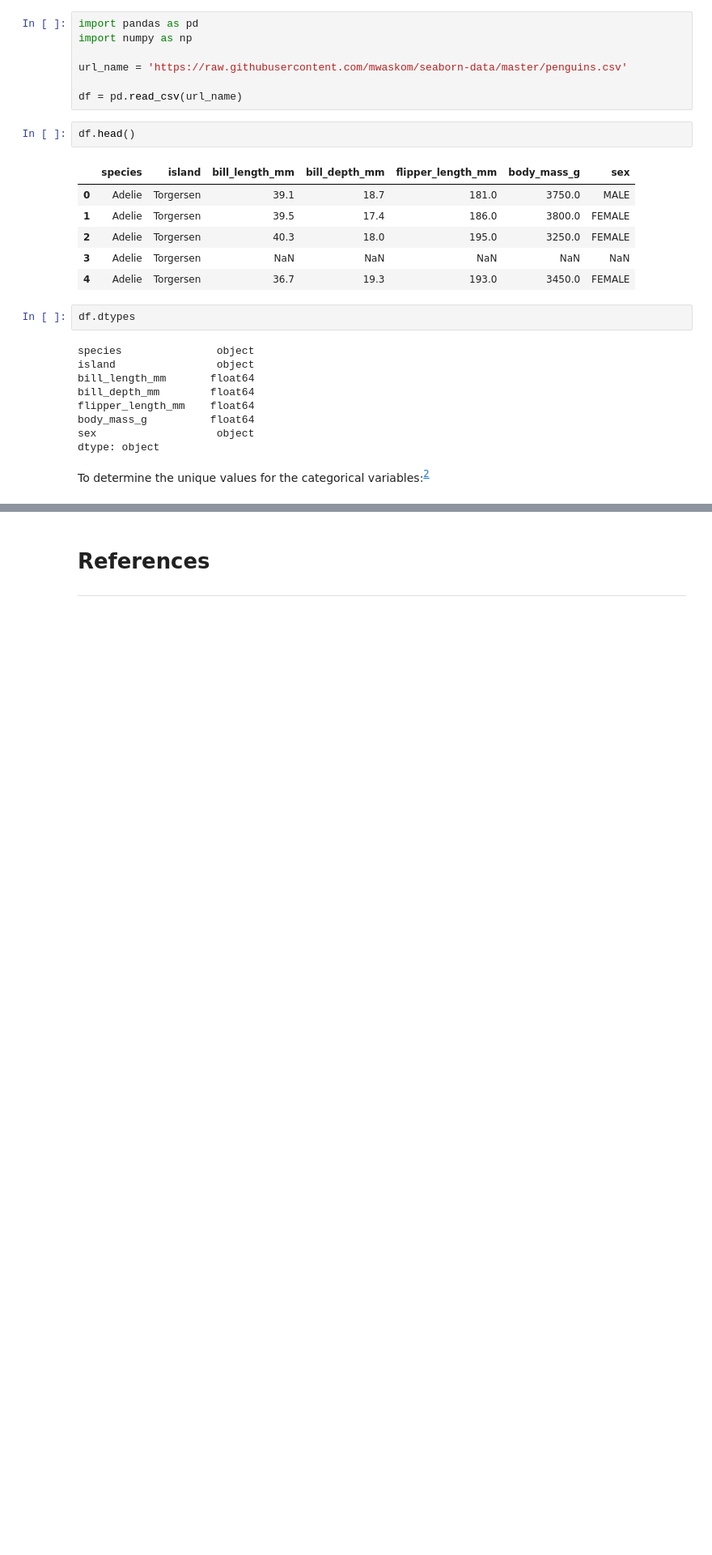
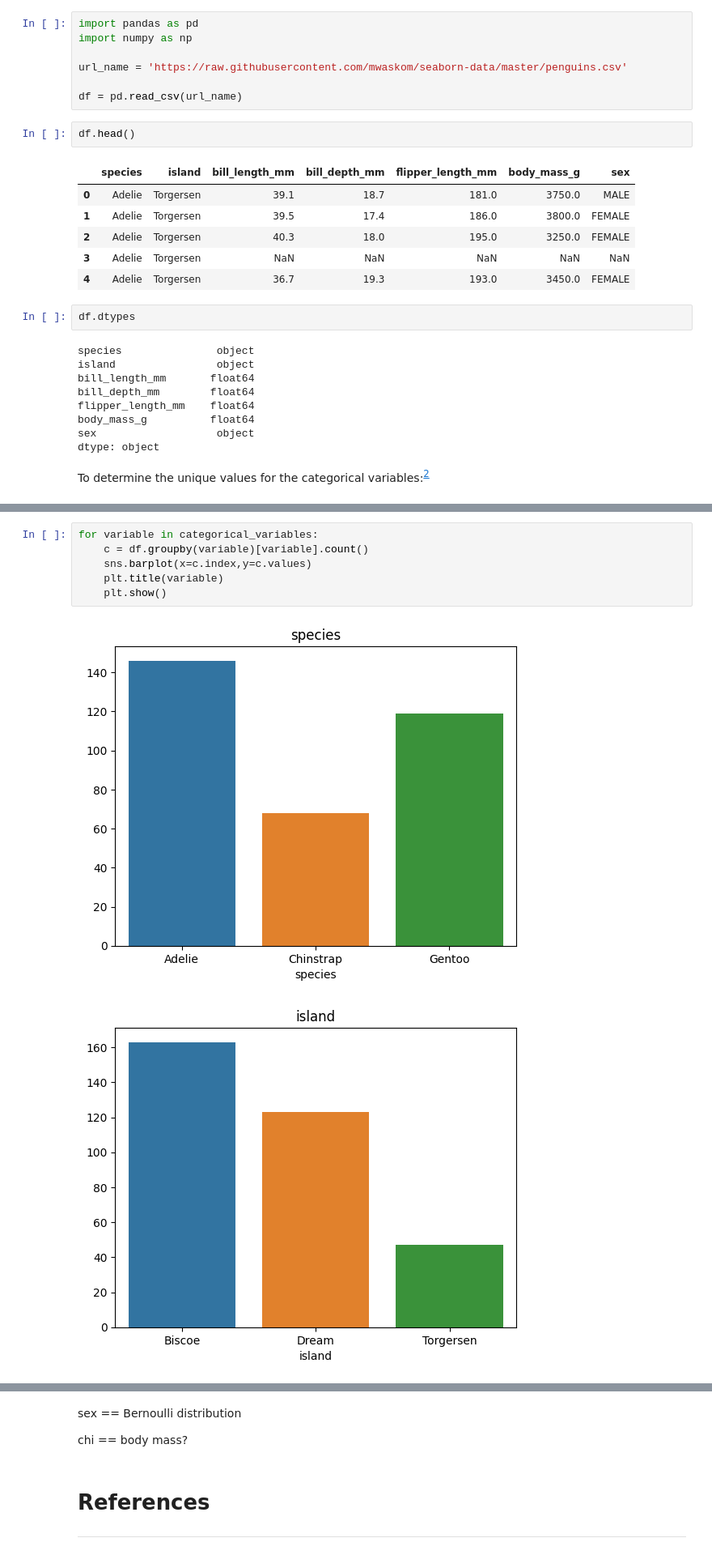
Before and after one commit to damienfarrell/fund-data, a Jupyter notebook: tasks.ipynb, the cells around one changed output, grey strips where cells are left out. Shown: that part at 81% size. Drawn from its saved outputs; the diff is of its cells as text; blank space fills up the shorter version.

```diff
--- a/tasks.ipynb
+++ b/tasks.ipynb
@@ -128,0 +164,9 @@ The dataset includes the sex of the penguins, which is categorical and has three
+# %%
+for variable in categorical_variables:
+    c = df.groupby(variable)[variable].count()
+    sns.barplot(x=c.index,y=c.values)
+    plt.title(variable)
+    plt.show()
+# %% [output]
+[figure, added]
+[figure, added]
@@ -129,3 +174,7 @@ The dataset includes the sex of the penguins, which is categorical and has three
+# %% [markdown]
+sex == Bernoulli distribution
+
+chi == body mass?
 # %% [markdown]
 # References
 ---
```
Also changed, not shown: parts of 11 cells of this notebook.
